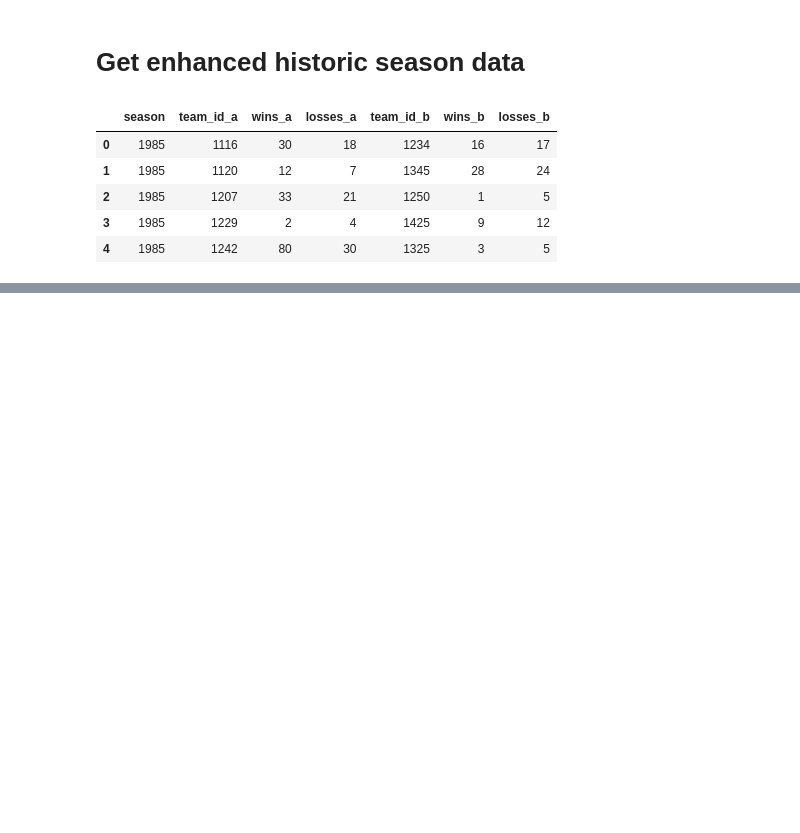
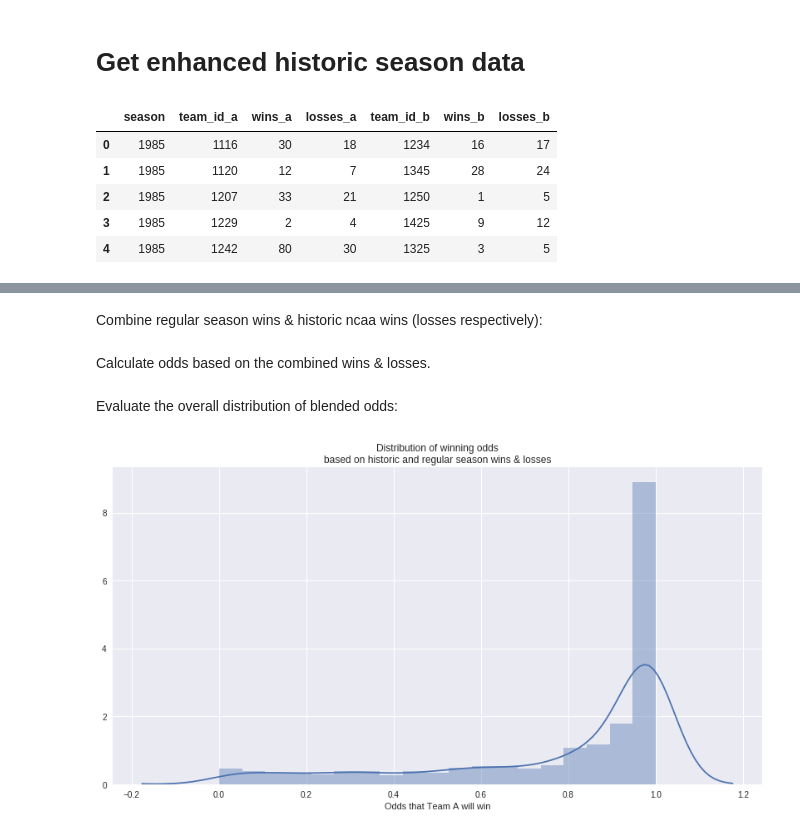
Before and after one commit to jgoerner/MarchMadness, a Jupyter notebook: MarchMadness/notebooks/0.4-jgoerner-regular-historical-odds-mixed.ipynb, the cells around one changed output, grey strips where cells are left out. Drawn from its saved outputs; the diff is of its cells as text; code cells hidden in the pictures; blank space fills up the shorter version.

```diff
--- a/MarchMadness/notebooks/0.4-jgoerner-regular-historical-odds-mixed.ipynb
+++ b/MarchMadness/notebooks/0.4-jgoerner-regular-historical-odds-mixed.ipynb
@@ -156,0 +182,2 @@ df
+# %% [markdown]
+Combine regular season wins & historic ncaa wins (losses respectively):
@@ -156,0 +189,17 @@ df
+# %% [markdown]
+Calculate odds based on the combined wins & losses.
+# %%
+df_joined_wins_losses = calc_odds(
+    df_tmp,
+    N_SAMPLE=100,
+    N_EXPERIMENT=100)
+# %% [markdown]
+Evaluate the overall distribution of blended odds:
+# %%
+plt.rcParams["figure.figsize"] = (14, 7)
+sns.distplot(df_joined_wins_losses["odds_a"])
+plt.title("Distribution of winning odds\nbased on historic and regular season wins & losses")
+plt.xlabel("Odds that Team A will win");
+#plt.savefig("./figures/04_jgoerner_regular_historical_odds_mixed_odd_distribution.png");
+# %% [output]
+[figure, added]
```
Also changed, not shown: parts of 16 cells of this notebook, 3 other files.
